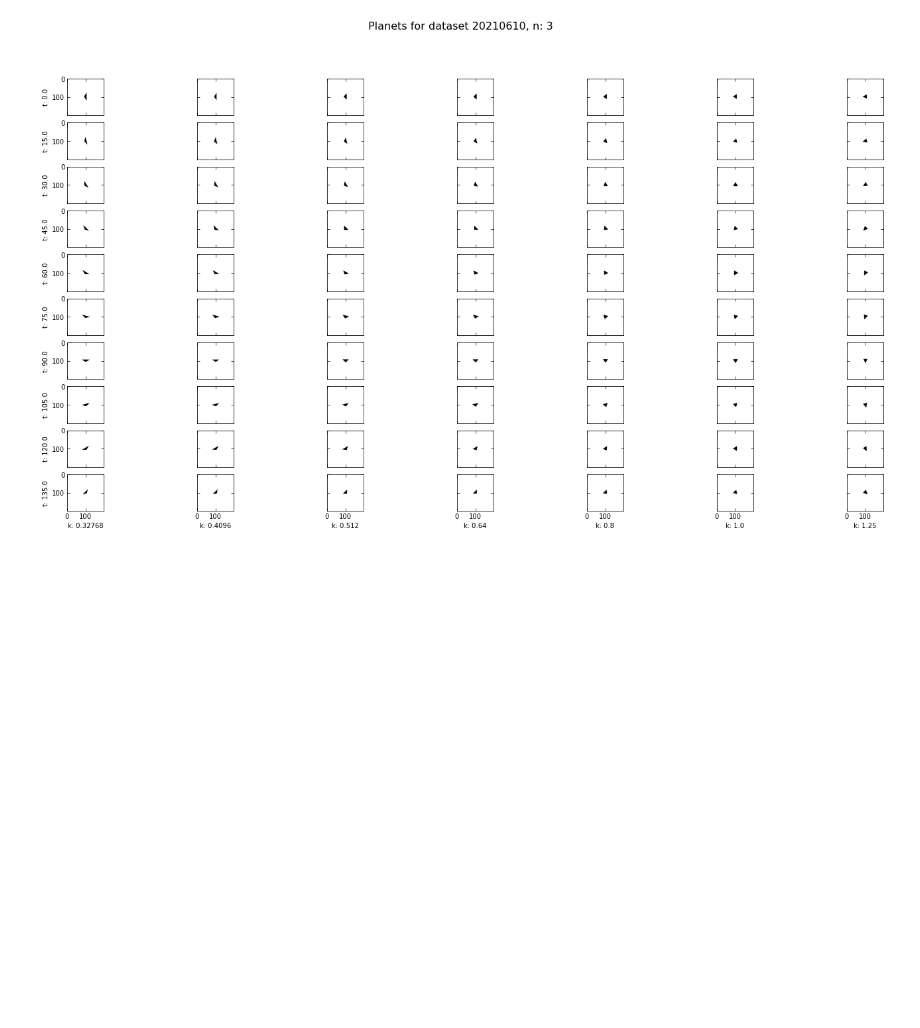
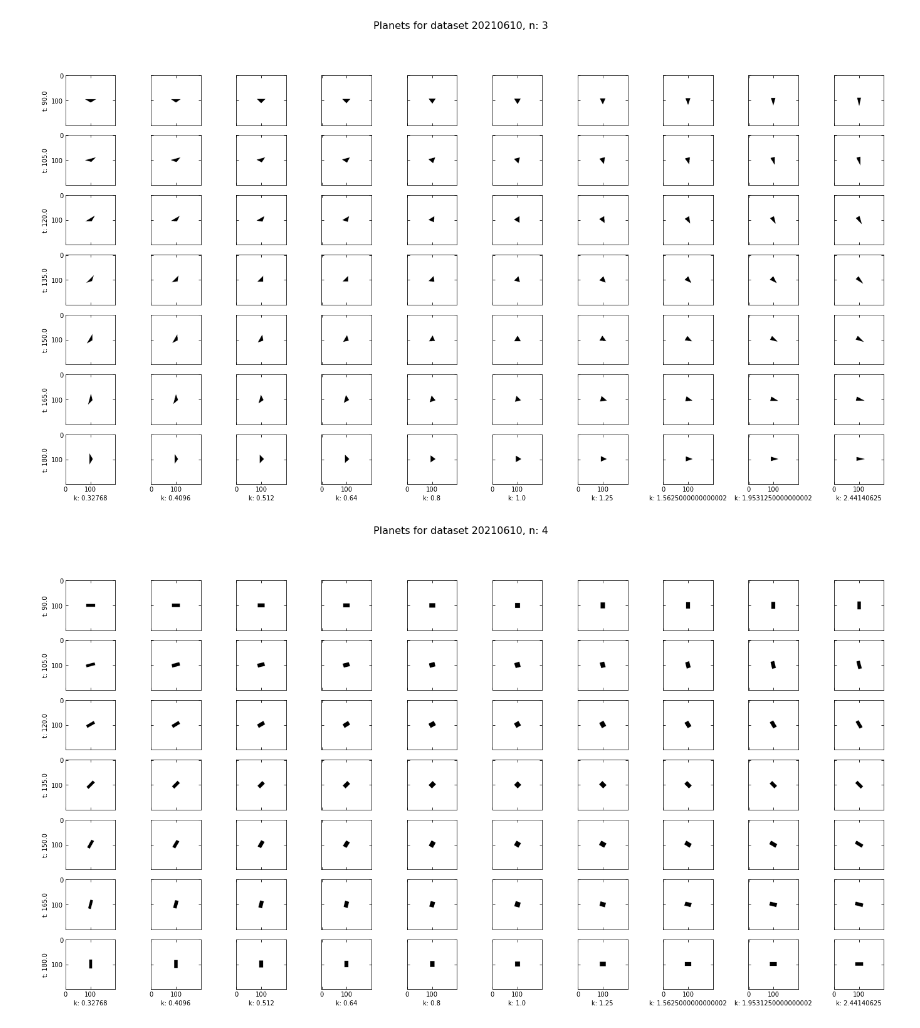
Before and after one commit to joshua-bromley/tessSignalInjection, a Jupyter notebook: Summer2021/varyingSize.ipynb, the cells around one changed output. Cells and saved outputs as stored; diff of their text form; code cells hidden in the pictures; blank space fills up the shorter version.

```diff
--- a/Summer2021/varyingSize.ipynb
+++ b/Summer2021/varyingSize.ipynb
@@ -36,7 +36,7 @@ def fillShape(grid,points):
                 for l in range(x1,x2):##For every x coordinate between the two, fill in the nearest y coordinate
                     y = int(((y1-y2)/(x1-x2))*(l - x1) + y1)
                     outline[l][y] = 1
-            if points[i][j][1] != points[i][k][1]:##Fill in a line between the points as long as they have a different x coordinate
+            else:
                 if points[i][j][1] < points[i][k][1]: ##Make sure x1,y1 is above x2,y2
                     x1 = points[i][j][0]
                     y1 = points[i][j][1]
@@ -56,8 +56,6 @@ def fillShape(grid,points):
         for j in range(len(grid[i])):
             leftPasses = 0
             rightPasses = 0
-            upPasses = 0
-            downPasses = 0
             if outline[i][j] == 1: ##All outline points are filled in
                 grid[i][j] = 1
             for k in range(j):##Iterate from the current point to the left edge
@@ -110,39 +108,40 @@ times = getTimes("tesslc_364539361")
 
 '''
 points = generatePoints(5,0.07,200,100,100,0,2,np.pi/5)
 planetGrid = fillShape(np.zeros([200,200]),points)
 planet = TransitingImage(opacitymat = planetGrid, v = 2, t_ref = 0, t_arr = times)
 planet.plot_grid()
 planetLC, overlapTimes = planet.gen_LC(t_arr = times)
 
 fig, ax = plt.subplots(1,1,figsize=(24,6))##Plotting for good measure
 ax.plot(overlapTimes,planetLC)
 plt.xlabel("Time",fontsize=14)
 plt.ylabel("Flux",fontsize=14)
 plt.title(r"Signal Light Curve",fontsize=16)
 plt.show()
 '''
 
 
 
-for i in range(1):
-    fig, axs = plt.subplots(10,7,figsize = (24,12))
-    for j in range(7):
-        for l in range(10):
+for i in range(4):
+    fig, axs = plt.subplots(7,10,figsize = (24,12))
+    for j in range(10):
+        for l in range(7):
             prop = 0.32768 * 1.25**j
-            points = generatePoints(i+3,0.07,200,100,100,l*np.pi/12,prop,np.pi/(i+3))
+            points = generatePoints(i+3,0.07,200,100,100,(l+6)*np.pi/12,prop,np.pi/(i+3))
             planetGrid = fillShape(np.zeros([200,200]),[points])
-            filename = "Signals/n"+str(i+3)+"t"+str(l*360/12)+"k"+str(prop)+".txt"
+            filename = "Signals/n"+str(i+3)+"t"+str((l+6)*360/12)+"k"+str(prop)+".txt"
             ##export(planetGrid, times, filename)
             axs[l][j].imshow(planetGrid, cmap = "Greys",aspect = 'equal', origin = 'upper')
             axs[l][j].tick_params(direction = "in", which = "major", length = 4, top = True, right = True)
             axs[l][j].tick_params(direction = "in", which = "minor", length = 2, top = True, right = True)
             axs[l][j].set_xlabel("k: "+ str(prop))
-            axs[l][j].set_ylabel("t: "+str(l*180/12))
+            axs[l][j].set_ylabel("t: "+str((l+6)*180/12))
             for ax in axs.flat:
                 ax.label_outer()
     fig.suptitle("Planets for dataset 20210610, n: "+str(i+3), fontsize = 16)
-    #fig.savefig("DataVisualization/20210610/n"+str(i+3)+"planet.png")
+    fig.savefig("DataVisualization/20210610/n"+str(i+3)+"planetb.png")
     plt.show()
 # %% [output]
-[figure, old version]
+[figure, new version]
+[figure, added]
```
Also changed, not shown: parts of 1 cell of this notebook, 2 other files.
